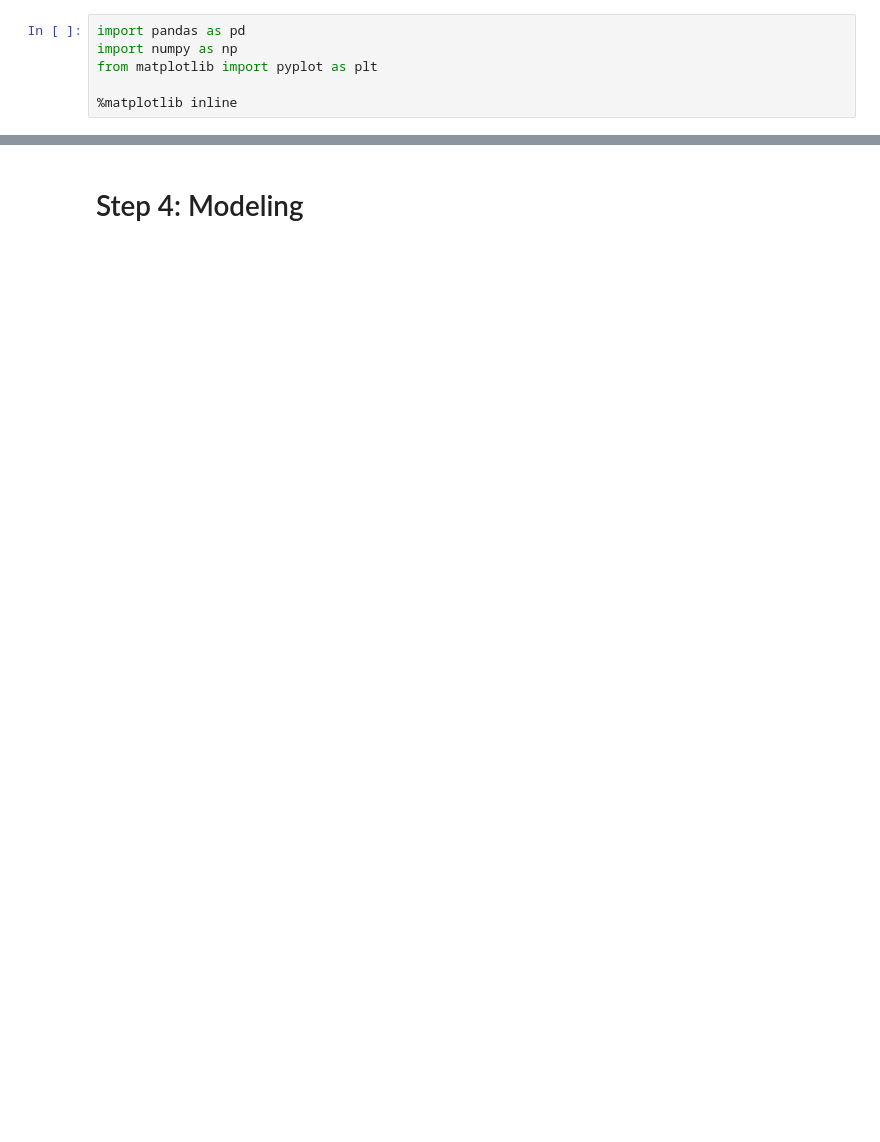
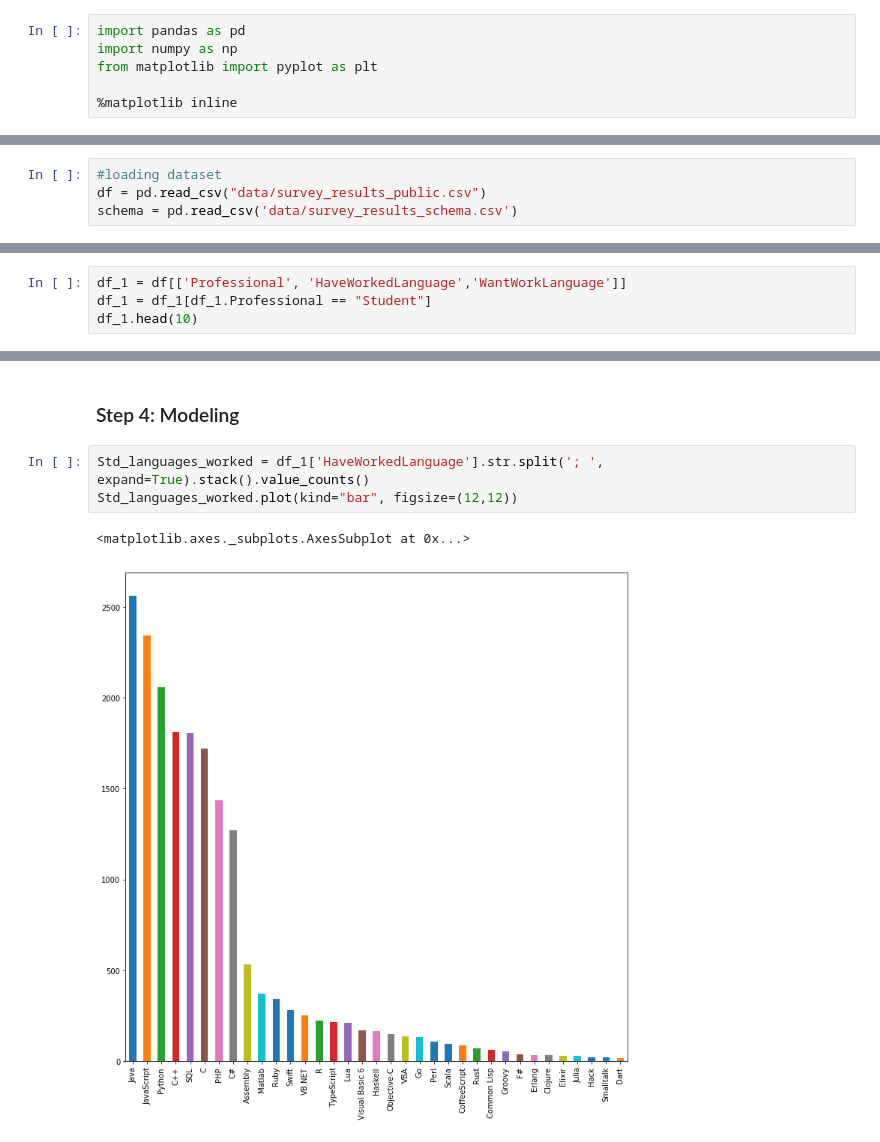
Before and after one commit to maryamghamdi/Write-A-Data-Science-Blog-Post, a Jupyter notebook: Project 4 Write A Data Science Blog Post.ipynb, the cells around one changed output, grey strips where cells are left out. Cells and saved outputs as stored; diff of their text form; blank space fills up the shorter version.

```diff
--- a/Project 4 Write A Data Science Blog Post.ipynb
+++ b/Project 4 Write A Data Science Blog Post.ipynb
@@ -30,0 +33,4 @@ from matplotlib import pyplot as plt
+# %%
+#loading dataset
+df = pd.read_csv("data/survey_results_public.csv")
+schema = pd.read_csv('data/survey_results_schema.csv')
@@ -32,0 +153,4 @@ from matplotlib import pyplot as plt
+# %%
+df_1 = df[['Professional', 'HaveWorkedLanguage','WantWorkLanguage']]
+df_1 = df_1[df_1.Professional == "Student"]
+df_1.head(10)
@@ -33,2 +169,8 @@ from matplotlib import pyplot as plt
 # %% [markdown]
-# Step 4: Modeling
+### Step 4: Modeling
+# %%
+Std_languages_worked = df_1['HaveWorkedLanguage'].str.split('; ', expand=True).stack().value_counts()
+Std_languages_worked.plot(kind="bar", figsize=(12,12))
+# %% [output]
+<matplotlib.axes._subplots.AxesSubplot at 0x...>
+[figure, added]
```
Also changed, not shown: parts of 38 cells of this notebook, 5 other files.
